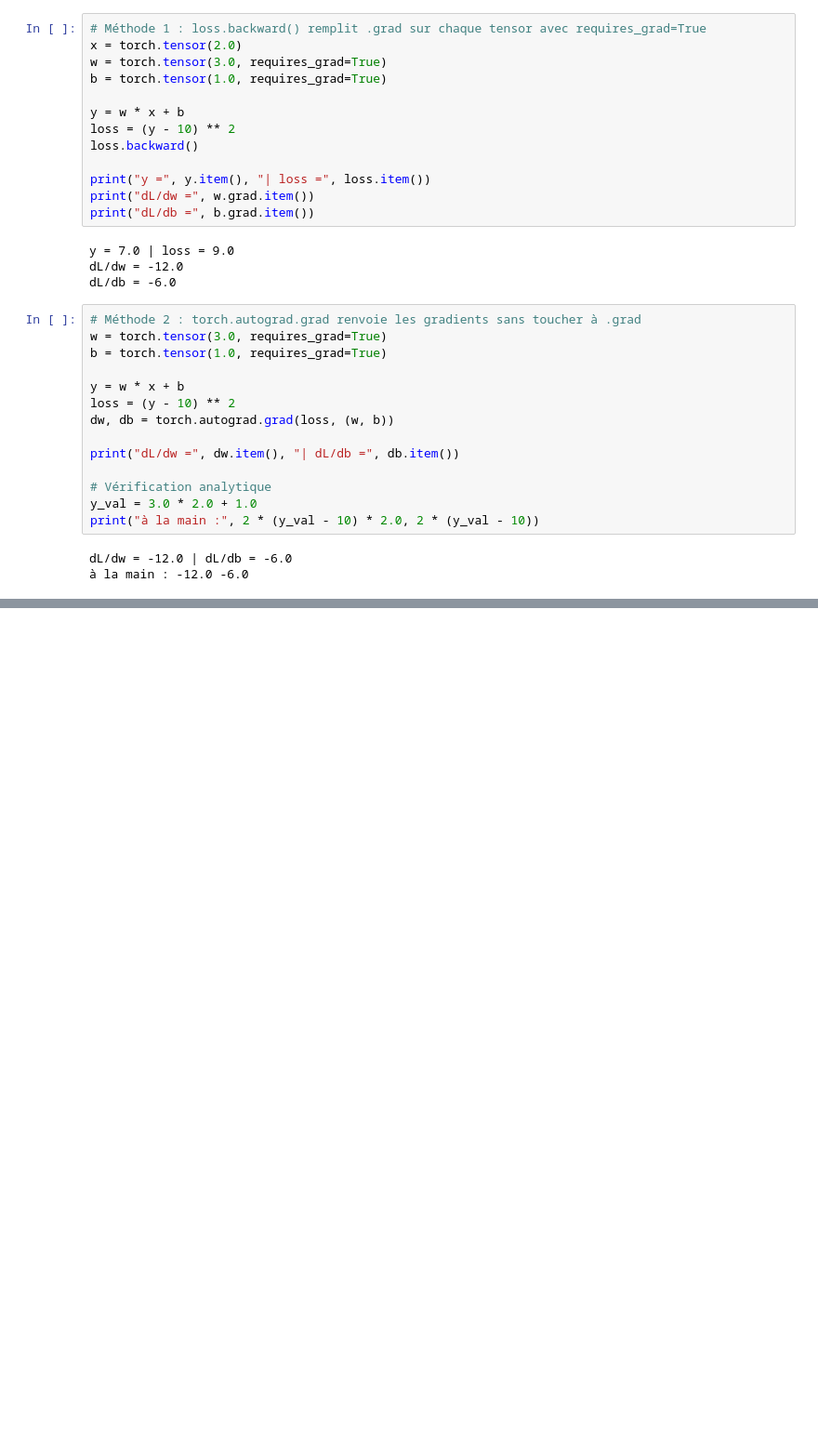
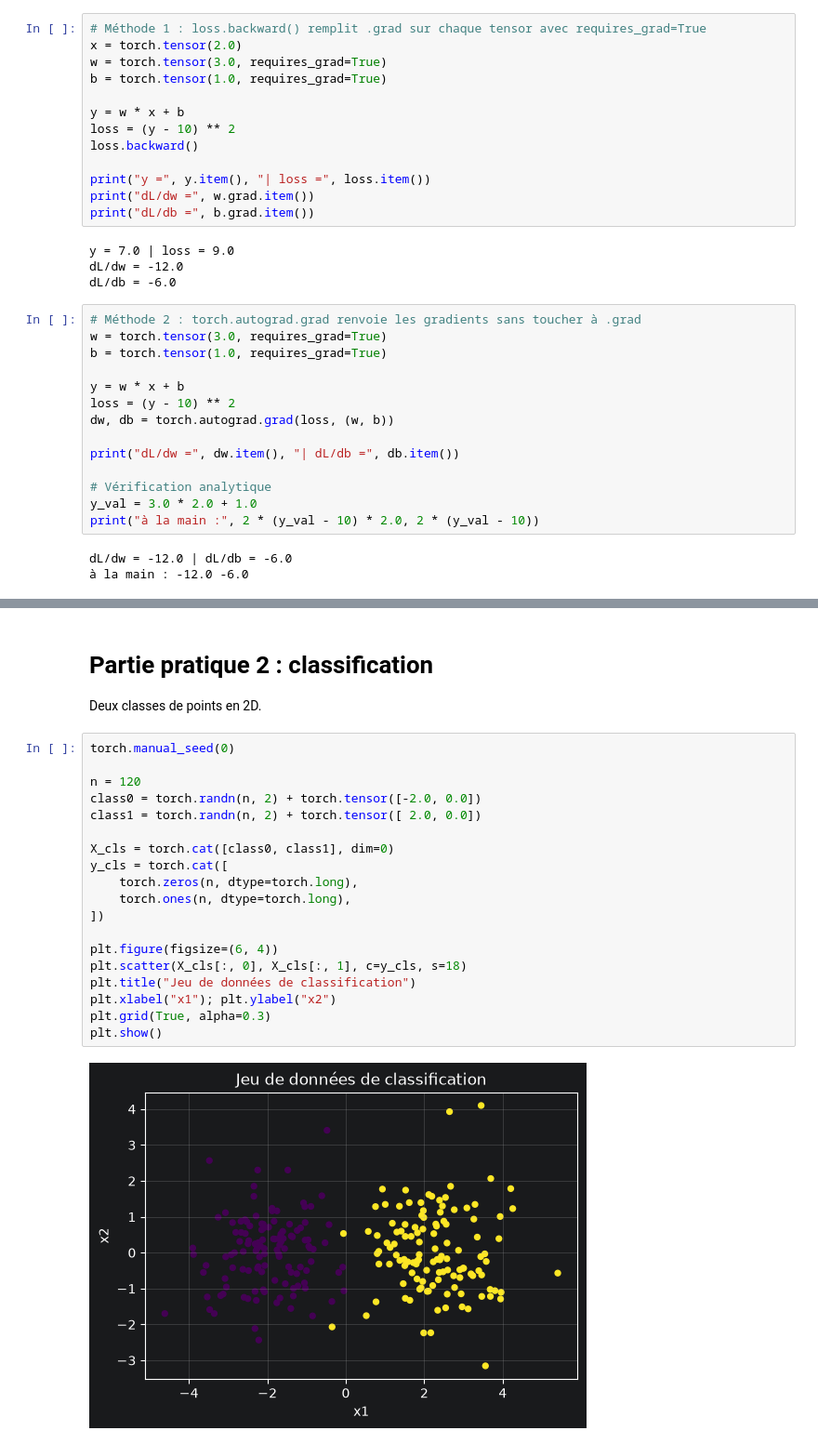
Before and after one commit to MostafaHDfMeR/TP_N1_Mise-en-oeuvre-du-Framework-PyTorch, a Jupyter notebook: TP_N1 - Mise en oeuvre du Framework PyTorch.ipynb, the cells around one changed output, grey strips where cells are left out. Shown at 93% size. Saved outputs shown, nothing was run; the diff lists cells and outputs as text; blank space fills up the shorter version.

```diff
--- a/TP_N1 - Mise en oeuvre du Framework PyTorch.ipynb
+++ b/TP_N1 - Mise en oeuvre du Framework PyTorch.ipynb
@@ -292,0 +475,25 @@ plt.show()
+# %% [markdown]
+# Partie pratique 2 : classification
+
+Deux classes de points en 2D.
+# %%
+torch.manual_seed(0)
+
+n = 120
+class0 = torch.randn(n, 2) + torch.tensor([-2.0, 0.0])
+class1 = torch.randn(n, 2) + torch.tensor([ 2.0, 0.0])
+
+X_cls = torch.cat([class0, class1], dim=0)
+y_cls = torch.cat([
+    torch.zeros(n, dtype=torch.long),
+    torch.ones(n, dtype=torch.long),
+])
+
+plt.figure(figsize=(6, 4))
+plt.scatter(X_cls[:, 0], X_cls[:, 1], c=y_cls, s=18)
+plt.title("Jeu de données de classification")
+plt.xlabel("x1"); plt.ylabel("x2")
+plt.grid(True, alpha=0.3)
+plt.show()
+# %% [output]
+[figure, added]
```
Also changed, not shown: parts of 46 cells of this notebook, 1 other file.
